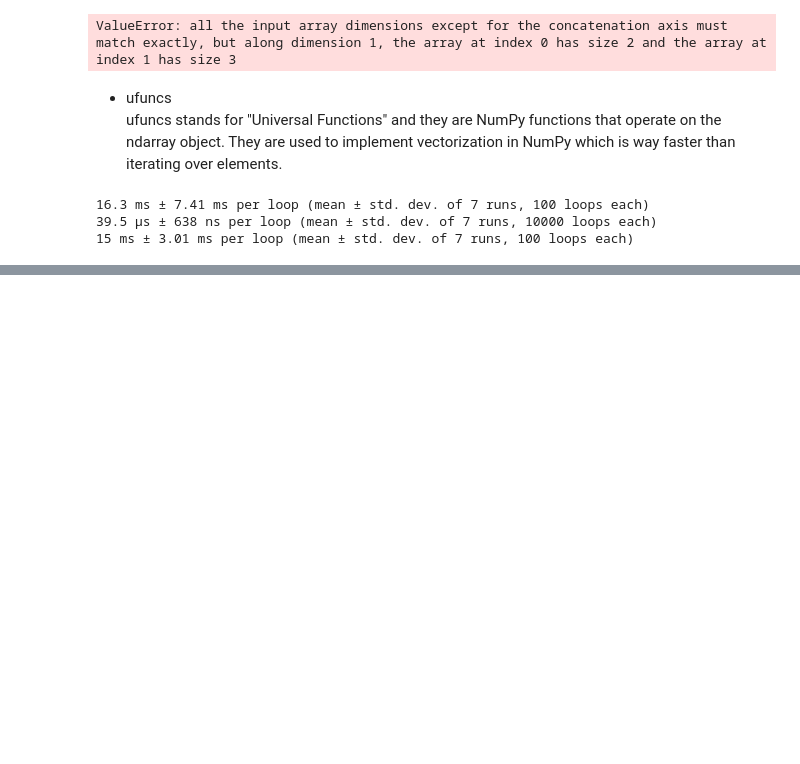
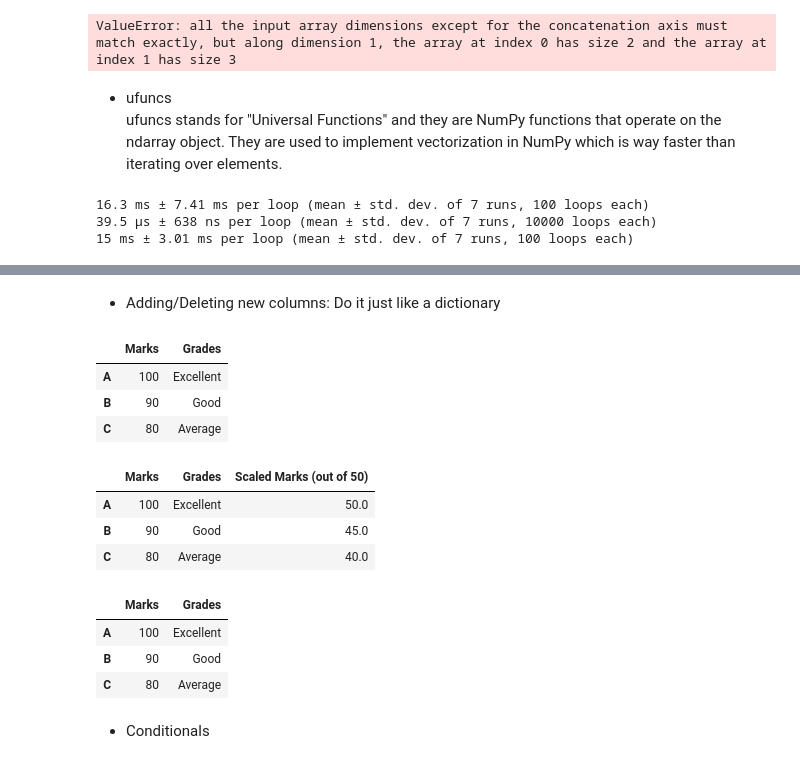
Before and after one commit to Aseem2004/Data_Science, a Jupyter notebook: 1_Python/Basics_of_Data_Science_Libraries.ipynb, the cells around one changed output, grey strips where cells are left out. Saved outputs shown, nothing was run; the diff lists cells and outputs as text; code cells hidden in the pictures; blank space fills up the shorter version.

```diff
--- a/1_Python/Basics_of_Data_Science_Libraries.ipynb
+++ b/1_Python/Basics_of_Data_Science_Libraries.ipynb
@@ -579,0 +775,31 @@ a=np.round(10*np.random.rand(100000))
+# %% [markdown]
+* Adding/Deleting new columns: Do it just like a dictionary
+# %%
+marks={'A':100, 'B':90, 'C':80}
+grades={'A':'Excellent', 'B':'Good', 'C':'Average'}
+a=pd.DataFrame({'Marks':marks, 'Grades':grades})
+a
+# %% [output]
+|  | Marks | Grades |
+| A | 100 | Excellent |
+| B | 90 | Good |
+| C | 80 | Average |
+# %%
+a['Scaled Marks (out of 50)']=a['Marks']/2
+# %%
+a
+# %% [output]
+|  | Marks | Grades | Scaled Marks (out of 50) |
+| A | 100 | Excellent | 50.0 |
+| B | 90 | Good | 45.0 |
+| C | 80 | Average | 40.0 |
+# %%
+del a['Scaled Marks (out of 50)']
+a
+# %% [output]
+|  | Marks | Grades |
+| A | 100 | Excellent |
+| B | 90 | Good |
+| C | 80 | Average |
+# %% [markdown]
+* Conditionals
```
Also changed, not shown: parts of 50 cells of this notebook.
